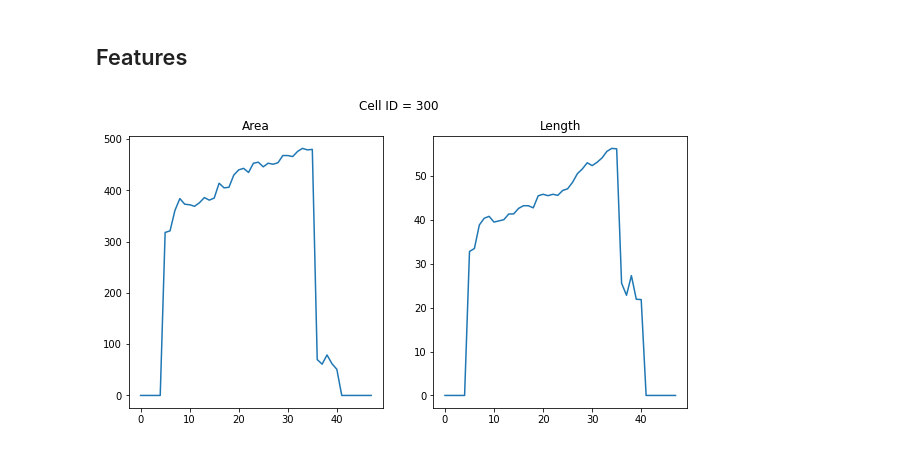
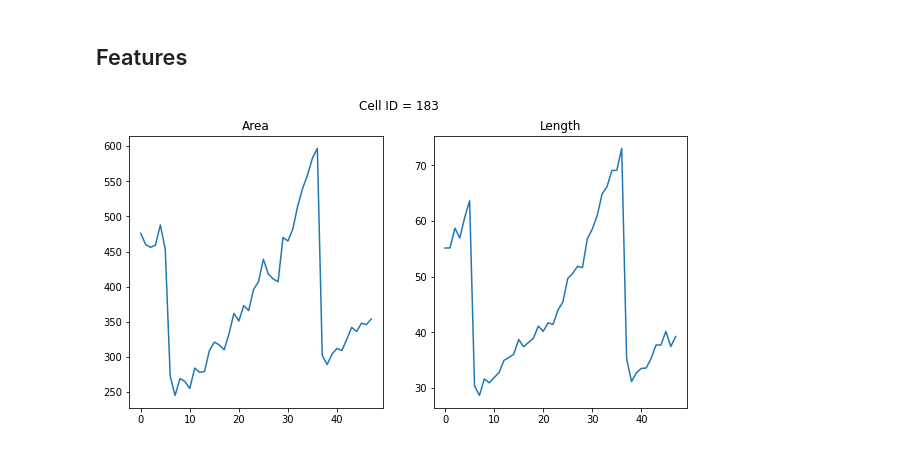
Before and after one commit to ajrzepiela/midap, a Jupyter notebook: notebook/generate-lineages.ipynb, the cells around one changed output. Drawn from its saved outputs; the diff is of its cells as text; code cells hidden in the pictures.

```diff
--- a/notebook/generate-lineages.ipynb
+++ b/notebook/generate-lineages.ipynb
@@ -123,25 +159,3 @@ plt.show()
 [interactive output not drawn]
 # %% [markdown]
 ## Features
-# %%
-def compute_area(cell_id):
-    areas = []
-    for i in range(num_time_steps-1):
-        regs_cell = regionprops((label_stack[i] == cell_id).astype(int))
-        try:
-            areas.append(regs_cell[0].area)
-        except IndexError:
-            areas.append(0)
-    areas = np.array(areas)
-    return areas
-
-def compute_length(cell_id):
-    lengths = []
-    for i in range(num_time_steps-1):
-        regs_cell = regionprops((label_stack[i] == cell_id).astype(int))
-        try:
-            lengths.append(regs_cell[0].major_axis_length)
-        except IndexError:
-            lengths.append(0)
-    lengths = np.array(lengths)
-    return lengths
@@ -151,17 +162,19 @@ num_time_steps = len(label_stack)
+# %%
+cell_id=183
 # %%
 %matplotlib inline
 
 plt.figure(figsize=(10,5))
 plt.subplot(1,2,1)
-plt.plot(compute_area(cell_id=cell_id))
+plt.plot(compute_area(cell_id, num_time_steps))
 plt.title('Area')
 
 plt.subplot(1,2,2)
-plt.plot(compute_length(cell_id=cell_id))
+plt.plot(compute_length(cell_id, num_time_steps))
 plt.title('Length')
 
 plt.suptitle('Cell ID = ' + str(cell_id))
 
 plt.show()
 # %% [output]
-[figure, old version]
+[figure, new version]
```
Also changed, not shown: parts of 12 cells of this notebook, 4 other files.
